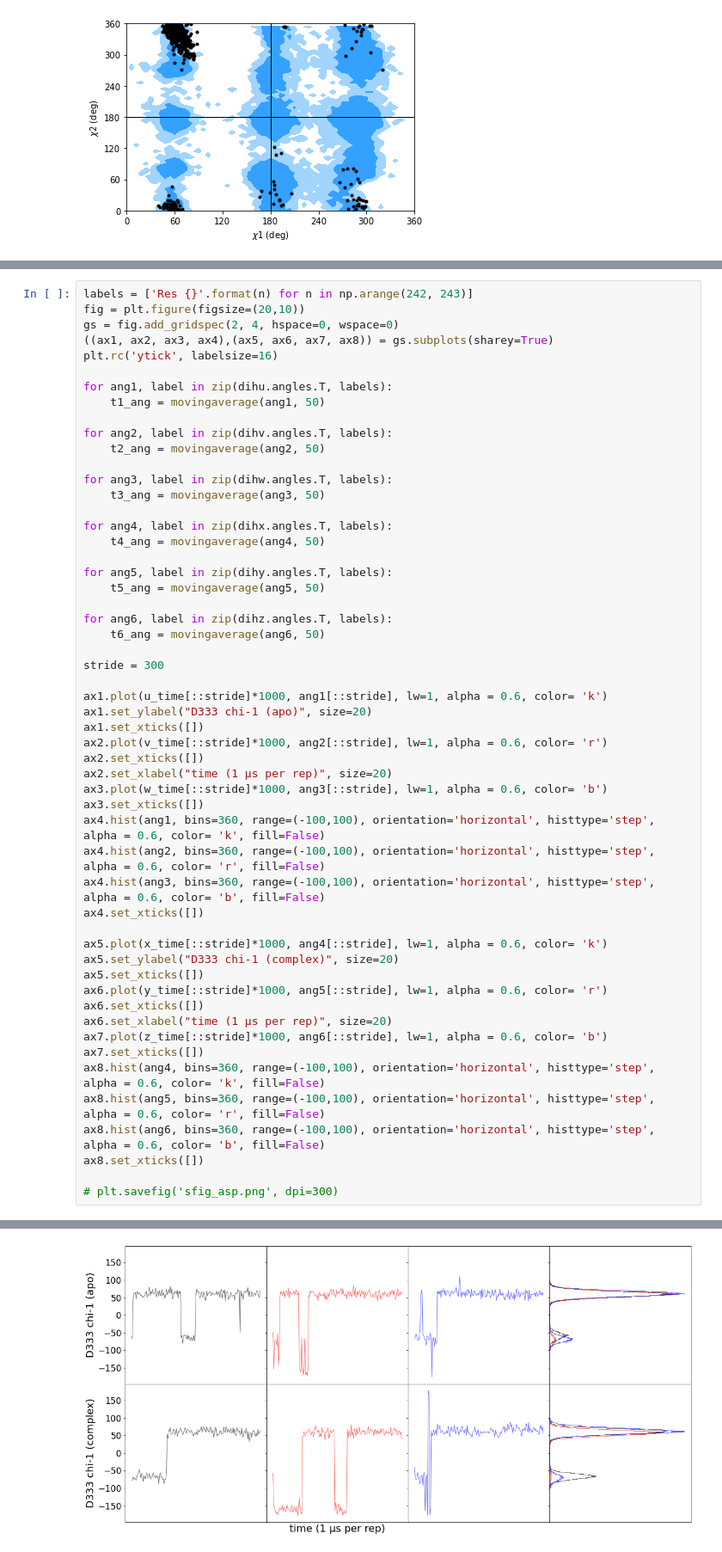
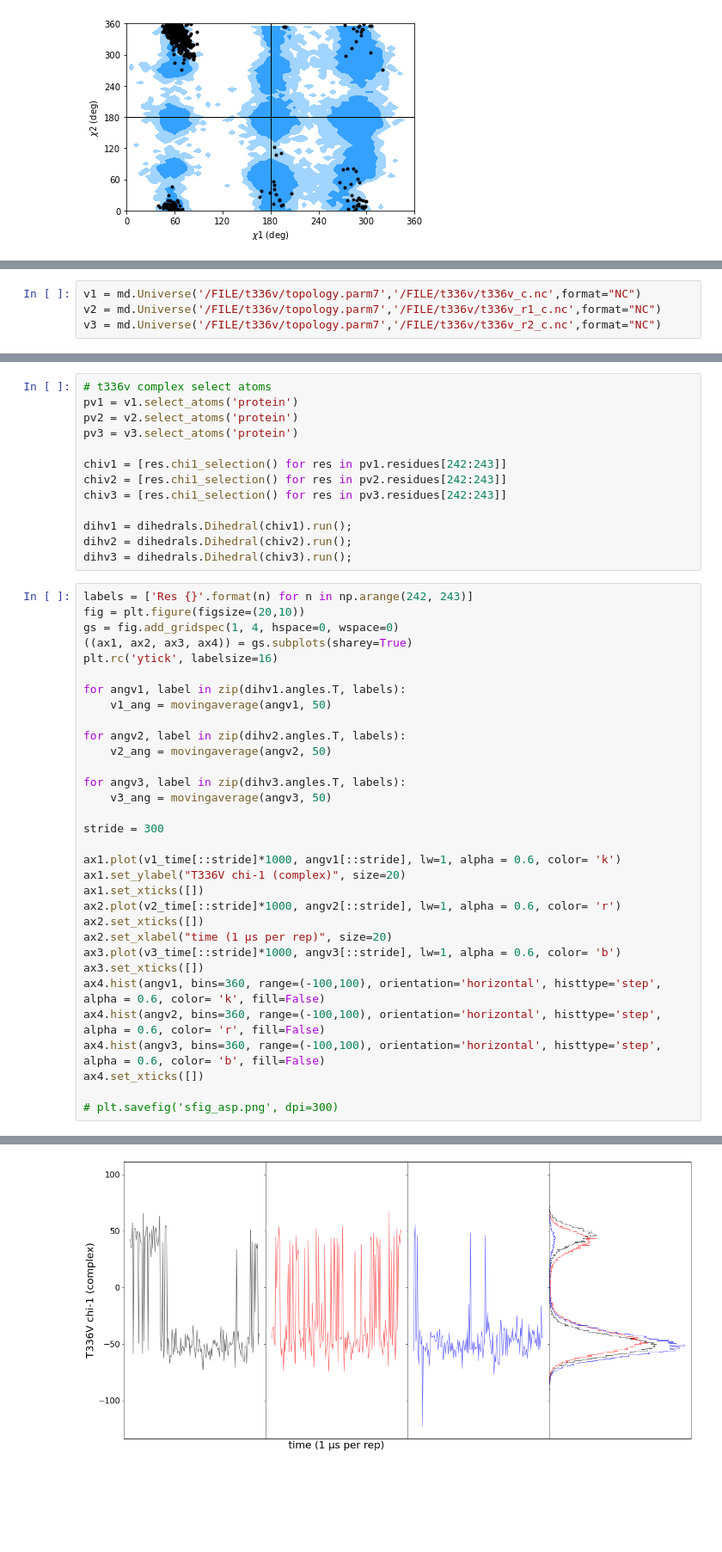
Before and after one commit to arikat/GTA_PBC_Core_analysis, a Jupyter notebook: b3gnt2.ipynb, the cells around one changed output, grey strips where cells are left out. Shown at 86% size. Drawn from its saved outputs; the diff is of its cells as text; blank space fills up the shorter version.

```diff
--- a/b3gnt2.ipynb
+++ b/b3gnt2.ipynb
@@ -311 +317,5 @@ jz.plot(ref=True, marker='.', color='black')
+# %%
+v1 = md.Universe('/FILE/t336v/topology.parm7','/FILE/t336v/t336v_c.nc',format="NC")
+v2 = md.Universe('/FILE/t336v/topology.parm7','/FILE/t336v/t336v_r1_c.nc',format="NC")
+v3 = md.Universe('/FILE/t336v/topology.parm7','/FILE/t336v/t336v_r2_c.nc',format="NC")
 # %%
@@ -325,57 +325,48 @@ dihz = dihedrals.Dihedral(chiz).run();
+# %%
+# t336v complex select atoms
+pv1 = v1.select_atoms('protein')
+pv2 = v2.select_atoms('protein')
+pv3 = v3.select_atoms('protein')
+
+chiv1 = [res.chi1_selection() for res in pv1.residues[242:243]]
+chiv2 = [res.chi1_selection() for res in pv2.residues[242:243]]
+chiv3 = [res.chi1_selection() for res in pv3.residues[242:243]]
+
+dihv1 = dihedrals.Dihedral(chiv1).run();
+dihv2 = dihedrals.Dihedral(chiv2).run();
+dihv3 = dihedrals.Dihedral(chiv3).run();
 # %%
 labels = ['Res {}'.format(n) for n in np.arange(242, 243)]
 fig = plt.figure(figsize=(20,10))
-gs = fig.add_gridspec(2, 4, hspace=0, wspace=0)
-((ax1, ax2, ax3, ax4),(ax5, ax6, ax7, ax8)) = gs.subplots(sharey=True)
+gs = fig.add_gridspec(1, 4, hspace=0, wspace=0)
+((ax1, ax2, ax3, ax4)) = gs.subplots(sharey=True)
 plt.rc('ytick', labelsize=16)
 
-for ang1, label in zip(dihu.angles.T, labels):
-    t1_ang = movingaverage(ang1, 50)
+for angv1, label in zip(dihv1.angles.T, labels):
+    v1_ang = movingaverage(angv1, 50)
 
-for ang2, label in zip(dihv.angles.T, labels):
-    t2_ang = movingaverage(ang2, 50)
+for angv2, label in zip(dihv2.angles.T, labels):
+    v2_ang = movingaverage(angv2, 50)
 
-for ang3, label in zip(dihw.angles.T, labels):
-    t3_ang = movingaverage(ang3, 50)
-
-for ang4, label in zip(dihx.angles.T, labels):
-    t4_ang = movingaverage(ang4, 50)
-
-for ang5, label in zip(dihy.angles.T, labels):
-    t5_ang = movingaverage(ang5, 50)
-
-for ang6, label in zip(dihz.angles.T, labels):
-    t6_ang = movingaverage(ang6, 50)
+for angv3, label in zip(dihv3.angles.T, labels):
+    v3_ang = movingaverage(angv3, 50)
 
 stride = 300
 
-ax1.plot(u_time[::stride]*1000, ang1[::stride], lw=1, alpha = 0.6, color= 'k')
-ax1.set_ylabel("D333 chi-1 (apo)", size=20)
+ax1.plot(v1_time[::stride]*1000, angv1[::stride], lw=1, alpha = 0.6, color= 'k')
+ax1.set_ylabel("T336V chi-1 (complex)", size=20)
 ax1.set_xticks([])
-ax2.plot(v_time[::stride]*1000, ang2[::stride], lw=1, alpha = 0.6, color= 'r')
+ax2.plot(v2_time[::stride]*1000, angv2[::stride], lw=1, alpha = 0.6, color= 'r')
 ax2.set_xticks([])
 ax2.set_xlabel("time (1 µs per rep)", size=20)
-ax3.plot(w_time[::stride]*1000, ang3[::stride], lw=1, alpha = 0.6, color= 'b')
+ax3.plot(v3_time[::stride]*1000, angv3[::stride], lw=1, alpha = 0.6, color= 'b')
 ax3.set_xticks([])
-ax4.hist(ang1, bins=360, range=(-100,100), orientation='horizontal', histtype='step', alpha = 0.6, color= 'k', fill=False)
-ax4.hist(ang2, bins=360, range=(-100,100), orientation='horizontal', histtype='step', alpha = 0.6, color= 'r', fill=False)
-ax4.hist(ang3, bins=360, range=(-100,100), orientation='horizontal', histtype='step', alpha = 0.6, color= 'b', fill=False)
+ax4.hist(angv1, bins=360, range=(-100,100), orientation='horizontal', histtype='step', alpha = 0.6, color= 'k', fill=False)
+ax4.hist(angv2, bins=360, range=(-100,100), orientation='horizontal', histtype='step', alpha = 0.6, color= 'r', fill=False)
+ax4.hist(angv3, bins=360, range=(-100,100), orientation='horizontal', histtype='step', alpha = 0.6, color= 'b', fill=False)
 ax4.set_xticks([])
 
-ax5.plot(x_time[::stride]*1000, ang4[::stride], lw=1, alpha = 0.6, color= 'k')
-ax5.set_ylabel("D333 chi-1 (complex)", size=20)
-ax5.set_xticks([])
-ax6.plot(y_time[::stride]*1000, ang5[::stride], lw=1, alpha = 0.6, color= 'r')
-ax6.set_xticks([])
-ax6.set_xlabel("time (1 µs per rep)", size=20)
-ax7.plot(z_time[::stride]*1000, ang6[::stride], lw=1, alpha = 0.6, color= 'b')
-ax7.set_xticks([])
-ax8.hist(ang4, bins=360, range=(-100,100), orientation='horizontal', histtype='step', alpha = 0.6, color= 'k', fill=False)
-ax8.hist(ang5, bins=360, range=(-100,100), orientation='horizontal', histtype='step', alpha = 0.6, color= 'r', fill=False)
-ax8.hist(ang6, bins=360, range=(-100,100), orientation='horizontal', histtype='step', alpha = 0.6, color= 'b', fill=False)
-ax8.set_xticks([])
-
 # plt.savefig('sfig_asp.png', dpi=300)
 # %% [output]
 []
-[figure, old version]
+[figure, new version]
```
Also changed, not shown: parts of 11 cells of this notebook.
